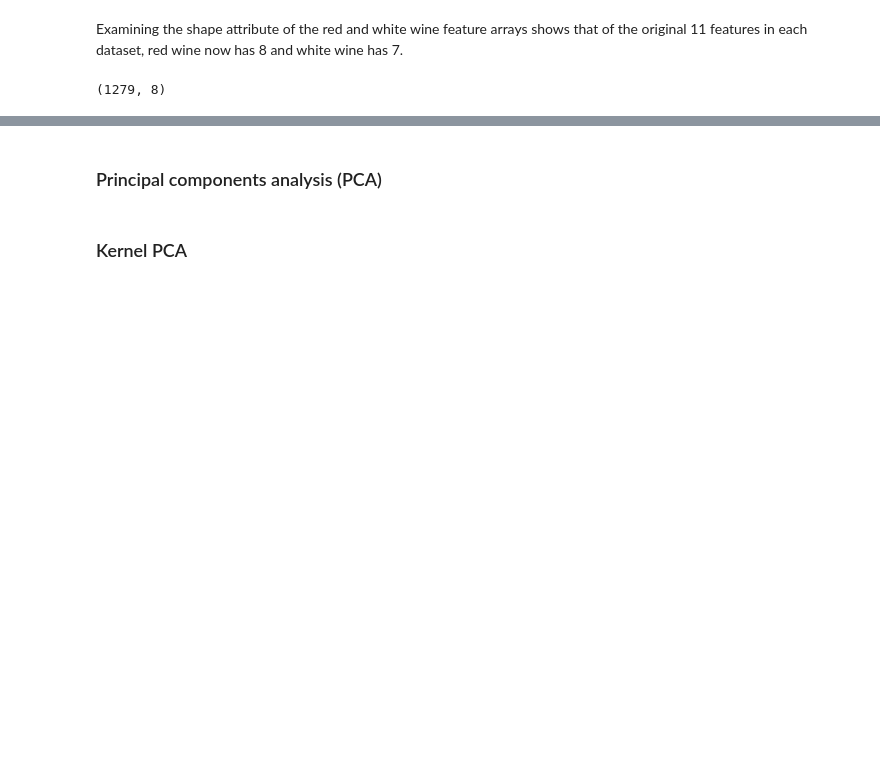
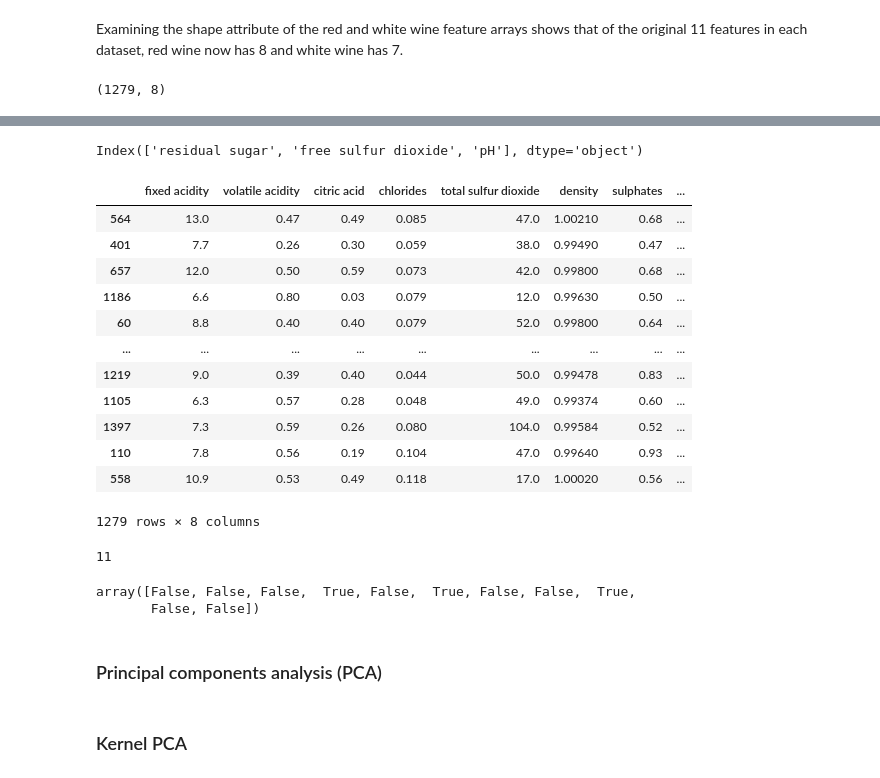
Before and after one commit to fod/machine-learning-statistics, a Jupyter notebook: scikit-learn.ipynb, the cells around one changed output, grey strips where cells are left out. Saved outputs shown, nothing was run; the diff lists cells and outputs as text; code cells hidden in the pictures; blank space fills up the shorter version.

```diff
--- a/scikit-learn.ipynb
+++ b/scikit-learn.ipynb
@@ -375,19 +376,19 @@ class DropLessImportantFeatures(BaseEstimator, TransformerMixin):
     def __init__(self, threshold=0.1):
         self.threshold=threshold
     def fit(self, X, y):
-        return self
-    def transform(self, X, y):
         # Calculate correlation coefficients, only keep the last one
         # because we only want each feature's correlation with y
-        drop = abs(np.corrcoef(X, y, rowvar=False)[:,-1]) < self.threshold
+        self.to_drop = abs(np.corrcoef(X, y, rowvar=False)[:,-1]) < self.threshold
+        return self
+    def transform(self, X):
         # Remove columns (features) where correlation coefficient with
         # y (output variable) is lower than threshold
-        return np.delete(X_std_rw, drop[0:-1], axis=1)
+        return np.delete(X, self.to_drop[0:-1], axis=1)
 # %%
 # Use transformer defined above to drop features with a correlation of
-# less than 0.1 with hte output variable (quality) from the standardised
+# less than 0.1 with the output variable (quality) from the standardised
 # red and white wine datasets
 drop_rw = DropLessImportantFeatures()
-X_std_rw_dropped = drop_rw.transform(X_std_rw, y_train_rw)
+X_std_rw_dropped = drop_rw.fit_transform(X_std_rw, y_train_rw)
 drop_ww = DropLessImportantFeatures()
-X_std_ww_dropped = drop_ww.transform(X_std_ww, y_train_ww)
+X_std_ww_dropped = drop_ww.fit_transform(X_std_ww, y_train_ww)
@@ -404,3 +516,33 @@ X_std_ww_dropped.shape
+# %%
+#X_train_rw.drop(drop_rw.to_drop[:-1], axis=1)
+X_train_rw.loc[:,drop_rw.to_drop[:-1]].columns
+# %% [output]
+Index(['residual sugar', 'free sulfur dioxide', 'pH'], dtype='object')
+# %%
+X_train_rw.drop(X_train_rw.columns[drop_rw.to_drop[:-1]], axis=1)
+# %% [output]
+|  | fixed acidity | volatile acidity | citric acid | chlorides | total sulfur dioxide | density | sulphates | ... |
+| 564 | 13.0 | 0.47 | 0.49 | 0.085 | 47.0 | 1.00210 | 0.68 | ... |
+| 401 | 7.7 | 0.26 | 0.30 | 0.059 | 38.0 | 0.99490 | 0.47 | ... |
+| 657 | 12.0 | 0.50 | 0.59 | 0.073 | 42.0 | 0.99800 | 0.68 | ... |
+| 1186 | 6.6 | 0.80 | 0.03 | 0.079 | 12.0 | 0.99630 | 0.50 | ... |
+| 60 | 8.8 | 0.40 | 0.40 | 0.079 | 52.0 | 0.99800 | 0.64 | ... |
+| ... | ... | ... | ... | ... | ... | ... | ... | ... |
+| 1219 | 9.0 | 0.39 | 0.40 | 0.044 | 50.0 | 0.99478 | 0.83 | ... |
+| 1105 | 6.3 | 0.57 | 0.28 | 0.048 | 49.0 | 0.99374 | 0.60 | ... |
+| 1397 | 7.3 | 0.59 | 0.26 | 0.080 | 104.0 | 0.99584 | 0.52 | ... |
+| 110 | 7.8 | 0.56 | 0.19 | 0.104 | 47.0 | 0.99640 | 0.93 | ... |
+| 558 | 10.9 | 0.53 | 0.49 | 0.118 | 17.0 | 1.00020 | 0.56 | ... |
+1279 rows × 8 columns
+# %%
+X_train_rw.shape[1]
+# %% [output]
+11
+# %%
+drop_rw.to_drop[:-1]
+# %% [output]
+array([False, False, False,  True, False,  True, False, False,  True,
+       False, False])
 # %% [markdown]
 ### Principal components analysis (PCA)
 # %%
```
Also changed, not shown: parts of 19 cells of this notebook.
